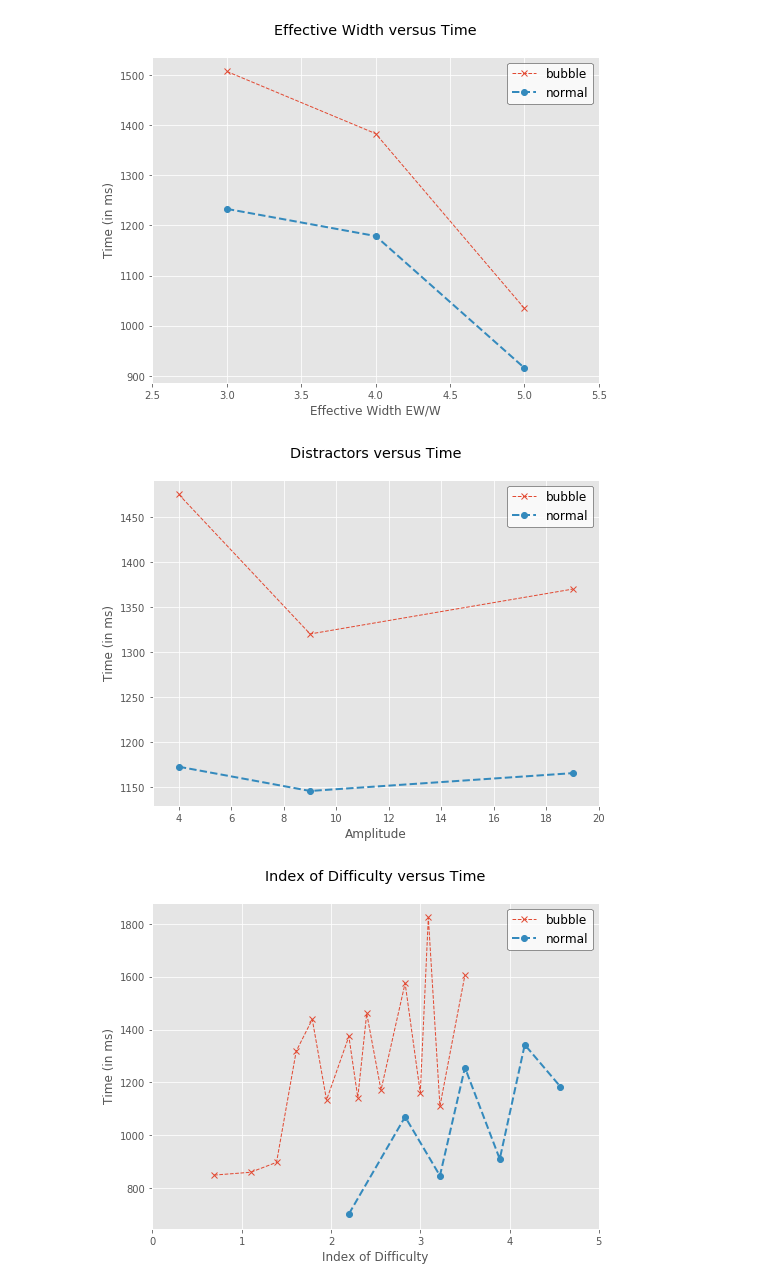
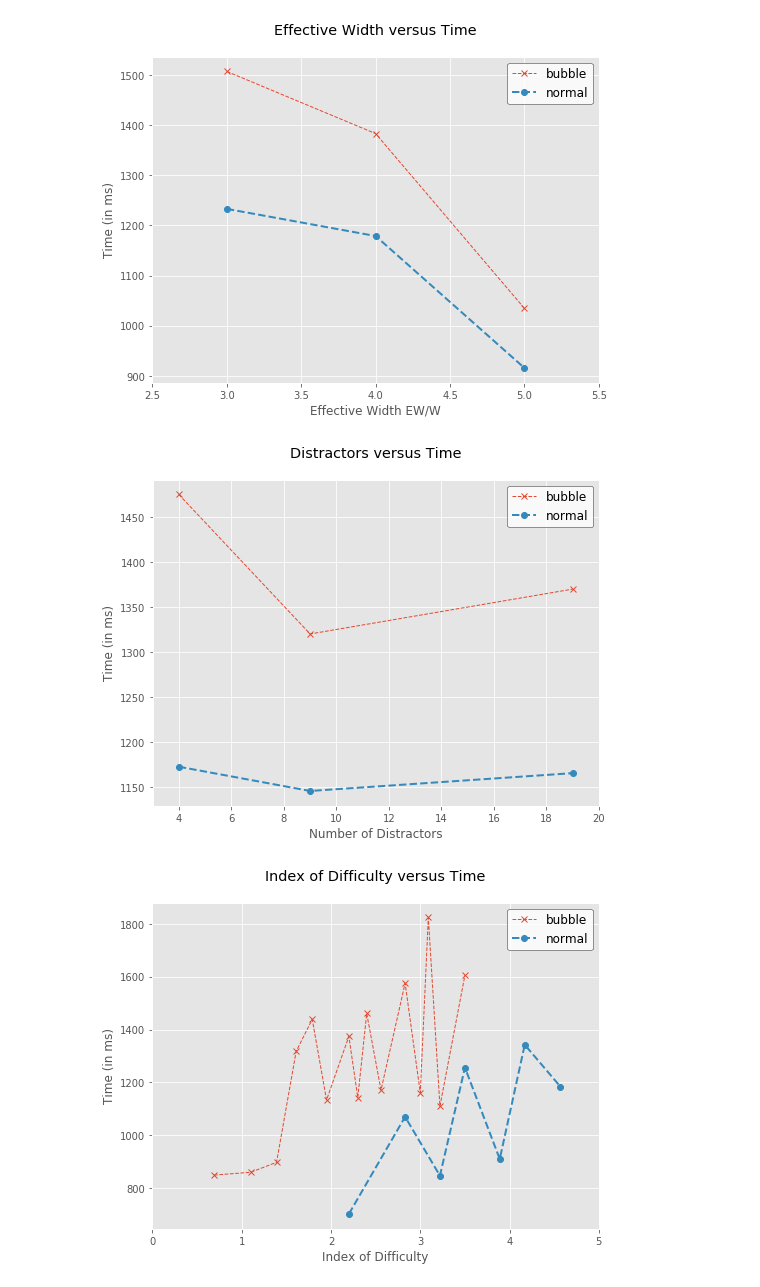
Before and after one commit to geetickachauhan/UI-Class-RS, a Jupyter notebook: notebooks/Data-Analysis.ipynb, the cells around one changed output. Cells and saved outputs as stored; diff of their text form; code cells hidden in the pictures.

```diff
--- a/notebooks/Data-Analysis.ipynb
+++ b/notebooks/Data-Analysis.ipynb
@@ -63,9 +63,9 @@ plot(EffectiveWidth, 'Effective Width versus Time', 'eww', 'Time(ms)', 'Effectiv
 # %% [output]
 [figure]
 # %%
-plot(DistractorDensity, 'Distractors versus Time', 'Distractors', 'Time(ms)', 'Amplitude', 'Time (in ms)', [3, 20])
+plot(DistractorDensity, 'Distractors versus Time', 'Distractors', 'Time(ms)', 'Number of Distractors', 'Time (in ms)', [3, 20])
 # %% [output]
-[figure, old version]
+[figure, new version]
 # %%
 plot(ID, 'Index of Difficulty versus Time', 'ID', 'Time(ms)', 'Index of Difficulty', 'Time (in ms)', [0, 5])
 # %% [output]
```
